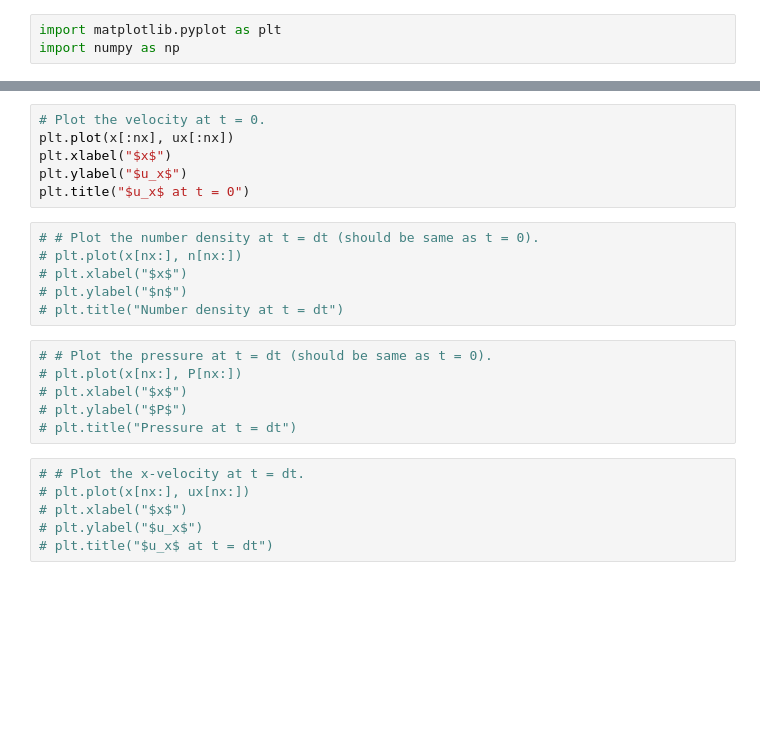
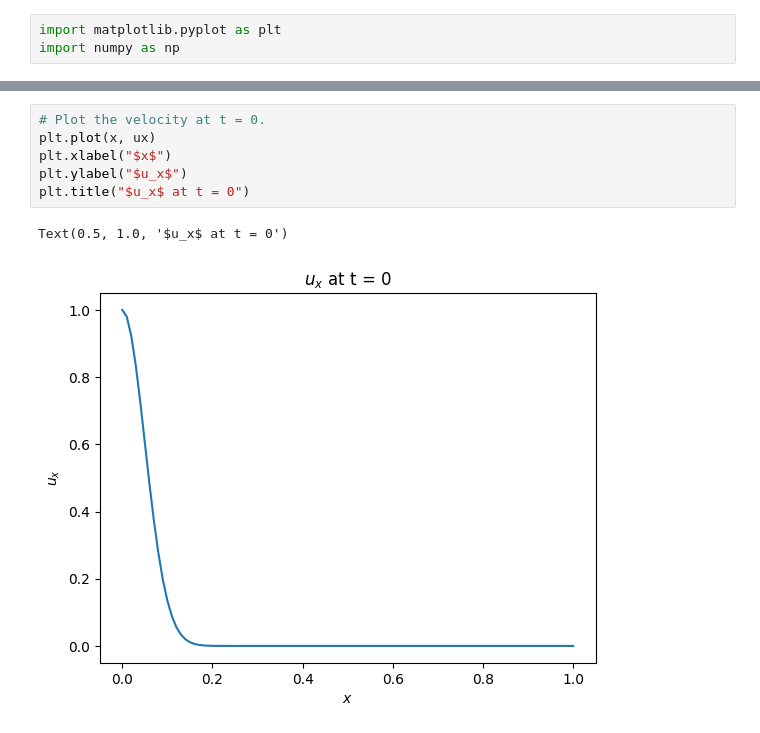
Before and after one commit to elwinter/pinn, a Jupyter notebook: problems/bw3d/bw1d_nPux/bw1d_nPux.ipynb, the cells around one changed output, grey strips where cells are left out. Cells and saved outputs as stored; diff of their text form; blank space fills up the shorter version.

```diff
--- a/problems/bw3d/bw1d_nPux/bw1d_nPux.ipynb
+++ b/problems/bw3d/bw1d_nPux/bw1d_nPux.ipynb
@@ -28,24 +34,9 @@ plt.title("Pressure at t = 0")
 # %%
 # Plot the velocity at t = 0.
-plt.plot(x[:nx], ux[:nx])
+plt.plot(x, ux)
 plt.xlabel("$x$")
 plt.ylabel("$u_x$")
 plt.title("$u_x$ at t = 0")
+# %% [output]
+Text(0.5, 1.0, '$u_x$ at t = 0')
+[figure, added]
-# %%
-# # Plot the number density at t = dt (should be same as t = 0).
-# plt.plot(x[nx:], n[nx:])
-# plt.xlabel("$x$")
-# plt.ylabel("$n$")
-# plt.title("Number density at t = dt")
-# %%
-# # Plot the pressure at t = dt (should be same as t = 0).
-# plt.plot(x[nx:], P[nx:])
-# plt.xlabel("$x$")
-# plt.ylabel("$P$")
-# plt.title("Pressure at t = dt")
-# %%
-# # Plot the x-velocity at t = dt.
-# plt.plot(x[nx:], ux[nx:])
-# plt.xlabel("$x$")
-# plt.ylabel("$u_x$")
-# plt.title("$u_x$ at t = dt")
```
Also changed, not shown: parts of 4 cells of this notebook, 17 other files.
